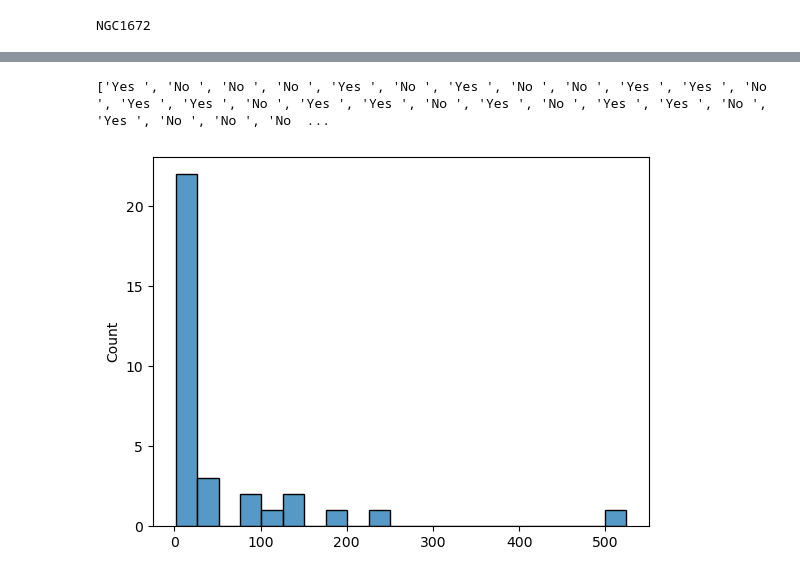
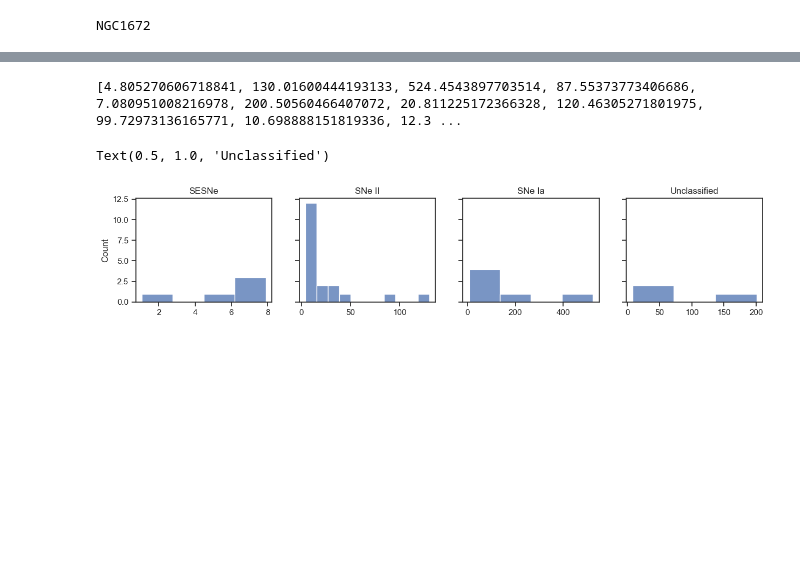
Before and after one commit to NessMayker/SNeHa, a Jupyter notebook: Code/1c.MUSE_Nearest_HII.ipynb, the cells around one changed output, grey strips where cells are left out. Saved outputs shown, nothing was run; the diff lists cells and outputs as text; code cells hidden in the pictures; blank space fills up the shorter version.

Commit message:
made kde histogram for distributions of distances to nearest HII region

```diff
--- a/Code/1c.MUSE_Nearest_HII.ipynb
+++ b/Code/1c.MUSE_Nearest_HII.ipynb
@@ -375,10 +375,49 @@ plt.show()
-# %%
-import seaborn as sns
-
-sns.histplot(nearHII)
-
-
-# print(inHII, SNtypes)
-# %% [output]
-['Yes ', 'No ', 'No ', 'No ', 'Yes ', 'No ', 'Yes ', 'No ', 'No ', 'Yes ', 'Yes ', 'No ', 'Yes ', 'Yes ', 'No ', 'Yes ', 'Yes ', 'No ', 'Yes ', 'No ', 'Yes ', 'Yes ', 'No ', 'Yes ', 'No ', 'No ', 'No  ...
-[figure, removed]
+# %%
+import pandas as pd
+from pandas import DataFrame
+
+IInear, Ianear, Ibcnear, Uncnear = [],[],[],[]
+
+for i in range(len(SNtypes)):
+    if "Ia" in SNtypes[i]:
+        Ianear.append(nearHII[i])
+    elif "II" in SNtypes[i]:
+        IInear.append(nearHII[i])
+    elif ("Ib" in SNtypes[i] or "Ic" in SNtypes[i]):
+        Ibcnear.append(nearHII[i])
+    else:
+        Uncnear.append(nearHII[i])
+
+print(Ianear, IInear, Ibcnear, Uncnear)
+
+# d = {"Ia":Ianear, "II":IInear, "SESNe":Ibcnear, "Unclassified":Uncnear}
+# df = pd.DataFrame(data=d)
+# %%
+SNtypes = 'II', 'II', 'Ia', 'II', 'SESNe', 'Unclassified', 'II', 'Ia', 'Ia', 'II', 'II', 'SESNe', 'II', 'Ia', 'II', 'II', 'II', 'II', 'II', 'II', 'SESNe', 'II', 'II', 'II', 'II', 'II', 'II', 'Ia', 'Ia', 'Unclassified', 'Unclassified', 'SESNe', 'SESNe'
+print(nearHII)
+import seaborn as sns
+
+# sns.histplot(x=nearHII, hue=SNtypes,palette ='rainbow')
+
+fig, axes = plt.subplots(1, 4, figsize=(15, 2.5), sharey=True)
+fig.suptitle('')
+
+# SESNe
+sns.histplot(ax=axes[0], x=Ibcnear)
+axes[0].set_title("SESNe")
+
+# II
+sns.histplot(ax=axes[1], x=IInear)
+axes[1].set_title("SNe II")
+
+# Ia
+sns.histplot(ax=axes[2], x=Ianear)
+axes[2].set_title("SNe Ia")
+
+# Unclassified
+sns.histplot(ax=axes[3], x=Uncnear)
+axes[3].set_title("Unclassified")
+# %% [output]
+[4.805270606718841, 130.01600444193133, 524.4543897703514, 87.55373773406686, 7.080951008216978, 200.50560466407072, 20.811225172366328, 120.46305271801975, 99.72973136165771, 10.698888151819336, 12.3 ...
+Text(0.5, 1.0, 'Unclassified')
+[figure, added]
```
Also changed, not shown: parts of 11 cells of this notebook, 5 other files.
